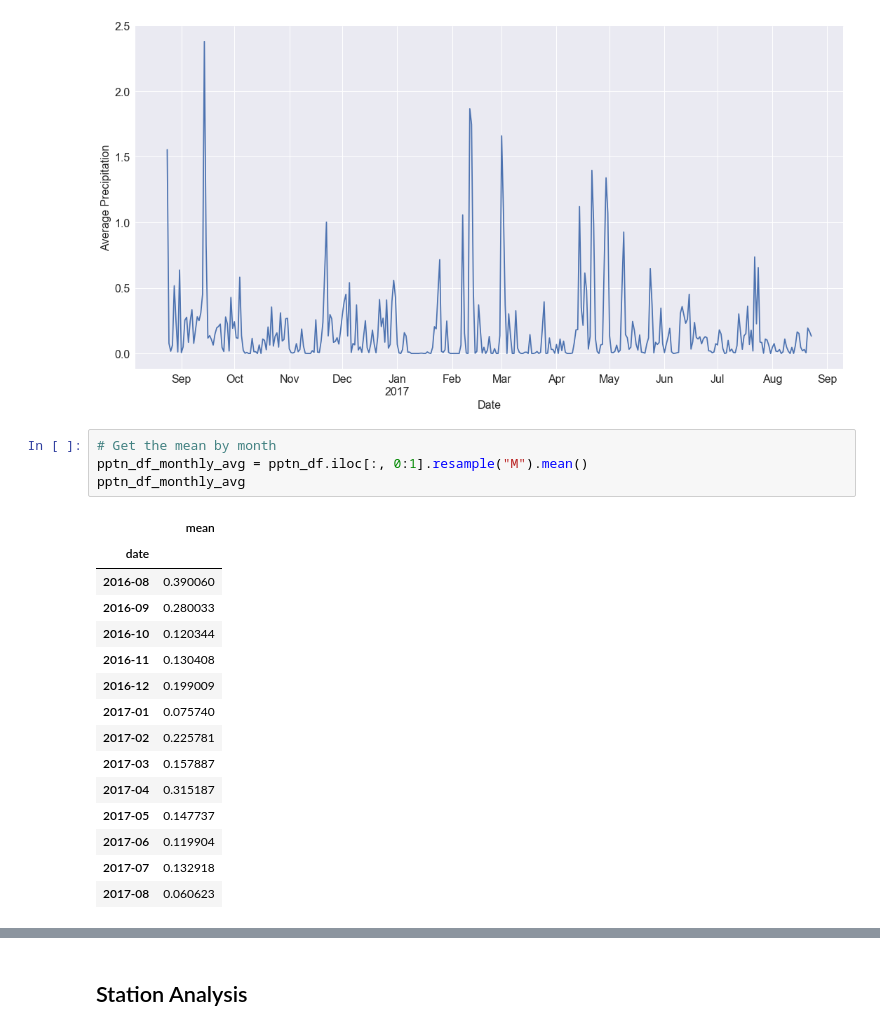
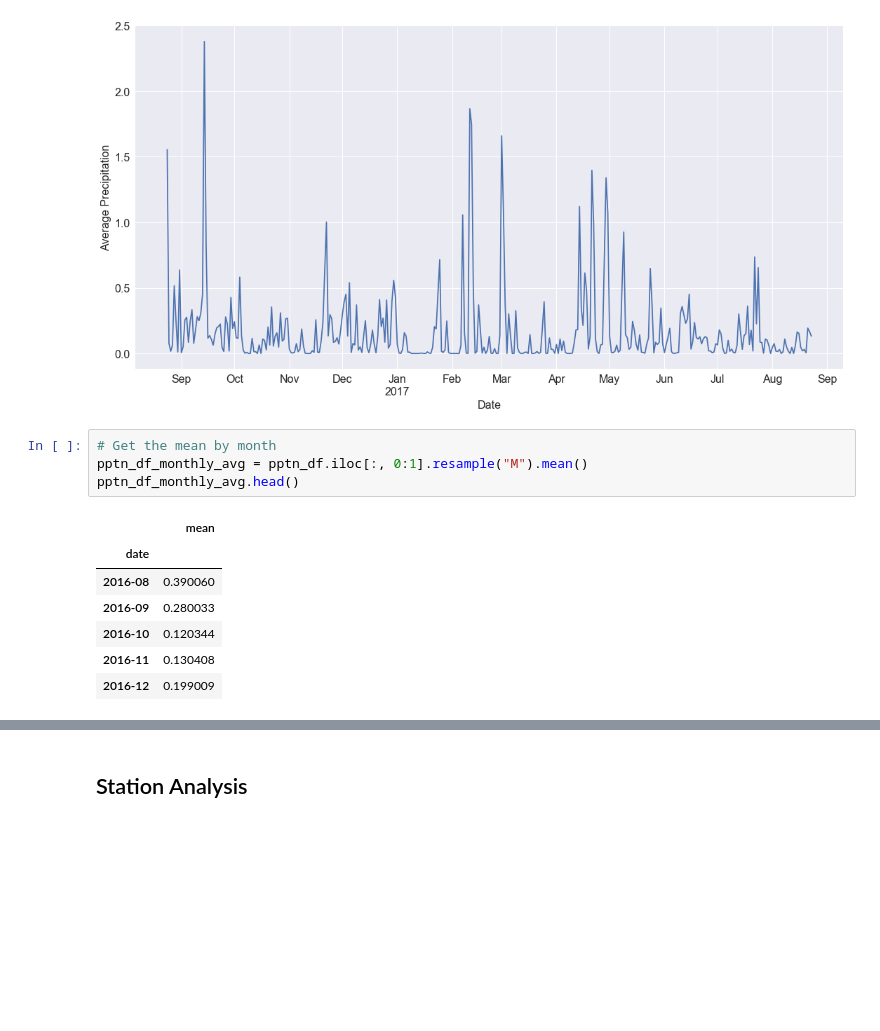
Before and after one commit to rochiecuevas/climate_analysis, a Jupyter notebook: climate_starter.ipynb, the cells around one changed output, grey strips where cells are left out. Saved outputs shown, nothing was run; the diff lists cells and outputs as text; blank space fills up the shorter version.

```diff
--- a/climate_starter.ipynb
+++ b/climate_starter.ipynb
@@ -176,23 +181,15 @@ plt.savefig("Images/pptn.svg")
 # %%
 # Get the mean by month
 pptn_df_monthly_avg = pptn_df.iloc[:, 0:1].resample("M").mean()
-pptn_df_monthly_avg
+pptn_df_monthly_avg.head()
 # %% [output]
 |  | mean |
 | date |  |
 | 2016-08 | 0.390060 |
 | 2016-09 | 0.280033 |
 | 2016-10 | 0.120344 |
 | 2016-11 | 0.130408 |
 | 2016-12 | 0.199009 |
-| 2017-01 | 0.075740 |
-| 2017-02 | 0.225781 |
-| 2017-03 | 0.157887 |
-| 2017-04 | 0.315187 |
-| 2017-05 | 0.147737 |
-| 2017-06 | 0.119904 |
-| 2017-07 | 0.132918 |
-| 2017-08 | 0.060623 |
 # %%
 # Monthly precipitation averages for one year
 x = np.arange(len(pptn_df_monthly_avg.index))
```
Also changed, not shown: parts of 34 cells of this notebook.
